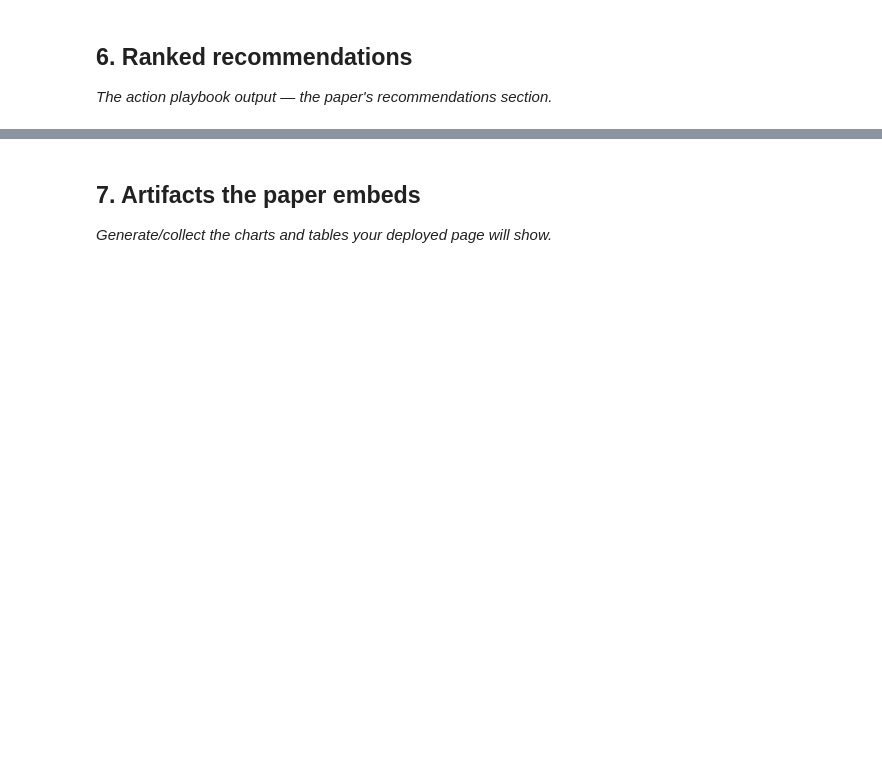
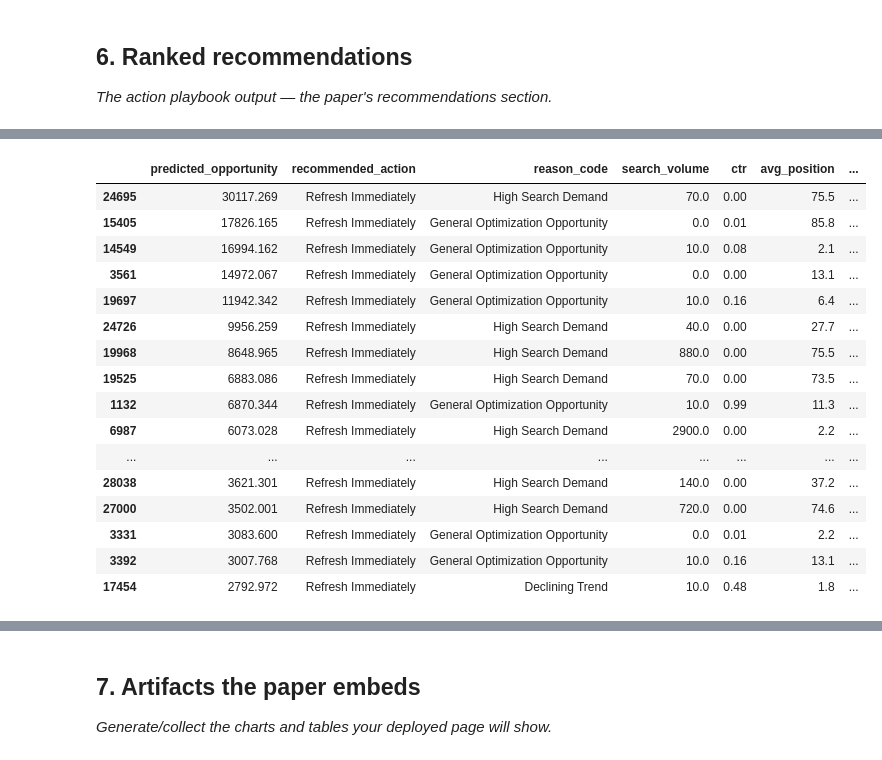
Before and after one commit to humaisali/FlyRank-Machine-Learning-Internship, a Jupyter notebook: work/notebooks/capstone.ipynb, the cells around one changed output, grey strips where cells are left out. Cells and saved outputs as stored; diff of their text form; code cells hidden in the pictures; blank space fills up the shorter version.

```diff
--- a/work/notebooks/capstone.ipynb
+++ b/work/notebooks/capstone.ipynb
@@ -32,0 +555,74 @@ This skeleton is yours to fill. Work the sections **in order** — each one has
+# %%
+# Generate final ranked content recommendations
+final_model = RandomForestRegressor(
+    n_estimators=100,
+    random_state=42,
+    n_jobs=-1
+)
+final_model.fit(X_train, y_train)
+
+# Predict opportunity score
+recommendations = model_df.copy()
+recommendations["predicted_opportunity"] = final_model.predict(X)
+
+# Create action labels
+recommendations["recommended_action"] = np.where(
+    recommendations["predicted_opportunity"] >= recommendations["predicted_opportunity"].quantile(0.80),
+    "Refresh Immediately",
+    np.where(
+        recommendations["predicted_opportunity"] >= recommendations["predicted_opportunity"].median(),
+        "Review",
+        "Monitor"
+    )
+)
+
+# Add reason codes
+def assign_reason_code(row):
+    if row["days_since_last_update"] > df["days_since_last_update"].quantile(0.75):
+        return "Stale Content"
+    elif row["ctr"] < df["ctr"].quantile(0.25) and row["impressions_90d"] > df["impressions_90d"].median():
+        return "Low CTR Opportunity"
+    elif row["search_volume"] > df["search_volume"].quantile(0.75):
+        return "High Search Demand"
+    elif row["trend_pct"] < 0:
+        return "Declining Trend"
+    else:
+        return "General Optimization Opportunity"
+
+recommendations["reason_code"] = recommendations.apply(assign_reason_code, axis=1)
+
+# Rank highest opportunity first
+recommendations = recommendations.sort_values("predicted_opportunity", ascending=False)
+
+# Display Top 20
+top_20 = recommendations.head(20)
+display(
+    top_20[[
+        "predicted_opportunity",
+        "recommended_action",
+        "reason_code",
+        "search_volume",
+        "ctr",
+        "avg_position",
+        "days_since_last_update",
+        "trend_pct"
+    ]]
+)
+# %% [output]
+|  | predicted_opportunity | recommended_action | reason_code | search_volume | ctr | avg_position | ... |
+| 24695 | 30117.269 | Refresh Immediately | High Search Demand | 70.0 | 0.00 | 75.5 | ... |
+| 15405 | 17826.165 | Refresh Immediately | General Optimization Opportunity | 0.0 | 0.01 | 85.8 | ... |
+| 14549 | 16994.162 | Refresh Immediately | General Optimization Opportunity | 10.0 | 0.08 | 2.1 | ... |
+| 3561 | 14972.067 | Refresh Immediately | General Optimization Opportunity | 0.0 | 0.00 | 13.1 | ... |
+| 19697 | 11942.342 | Refresh Immediately | General Optimization Opportunity | 10.0 | 0.16 | 6.4 | ... |
+| 24726 | 9956.259 | Refresh Immediately | High Search Demand | 40.0 | 0.00 | 27.7 | ... |
+| 19968 | 8648.965 | Refresh Immediately | High Search Demand | 880.0 | 0.00 | 75.5 | ... |
+| 19525 | 6883.086 | Refresh Immediately | High Search Demand | 70.0 | 0.00 | 73.5 | ... |
+| 1132 | 6870.344 | Refresh Immediately | General Optimization Opportunity | 10.0 | 0.99 | 11.3 | ... |
+| 6987 | 6073.028 | Refresh Immediately | High Search Demand | 2900.0 | 0.00 | 2.2 | ... |
+| ... | ... | ... | ... | ... | ... | ... | ... |
+| 28038 | 3621.301 | Refresh Immediately | High Search Demand | 140.0 | 0.00 | 37.2 | ... |
+| 27000 | 3502.001 | Refresh Immediately | High Search Demand | 720.0 | 0.00 | 74.6 | ... |
+| 3331 | 3083.600 | Refresh Immediately | General Optimization Opportunity | 0.0 | 0.01 | 2.2 | ... |
+| 3392 | 3007.768 | Refresh Immediately | General Optimization Opportunity | 10.0 | 0.16 | 13.1 | ... |
+| 17454 | 2792.972 | Refresh Immediately | Declining Trend | 10.0 | 0.48 | 1.8 | ... |
```
Also changed, not shown: parts of 25 cells of this notebook, 15 other files.
